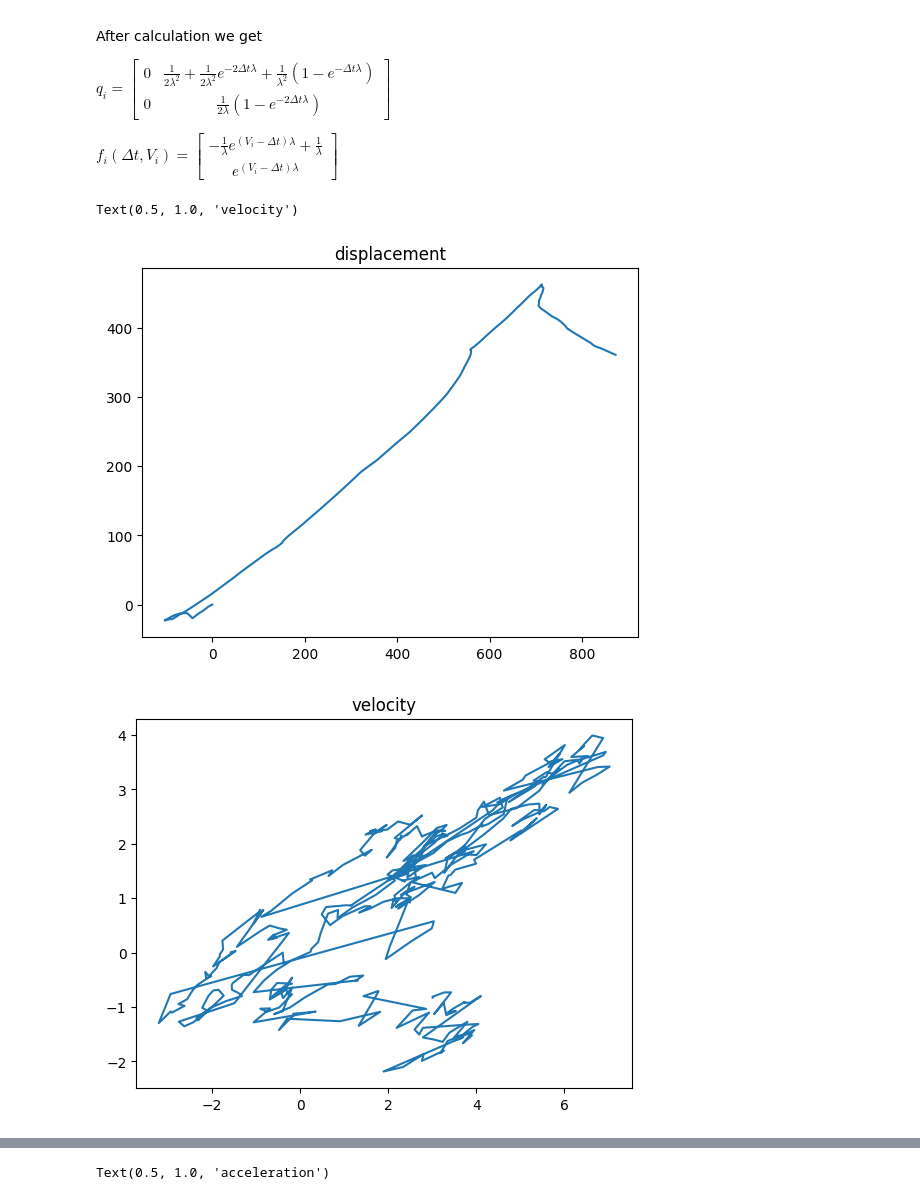
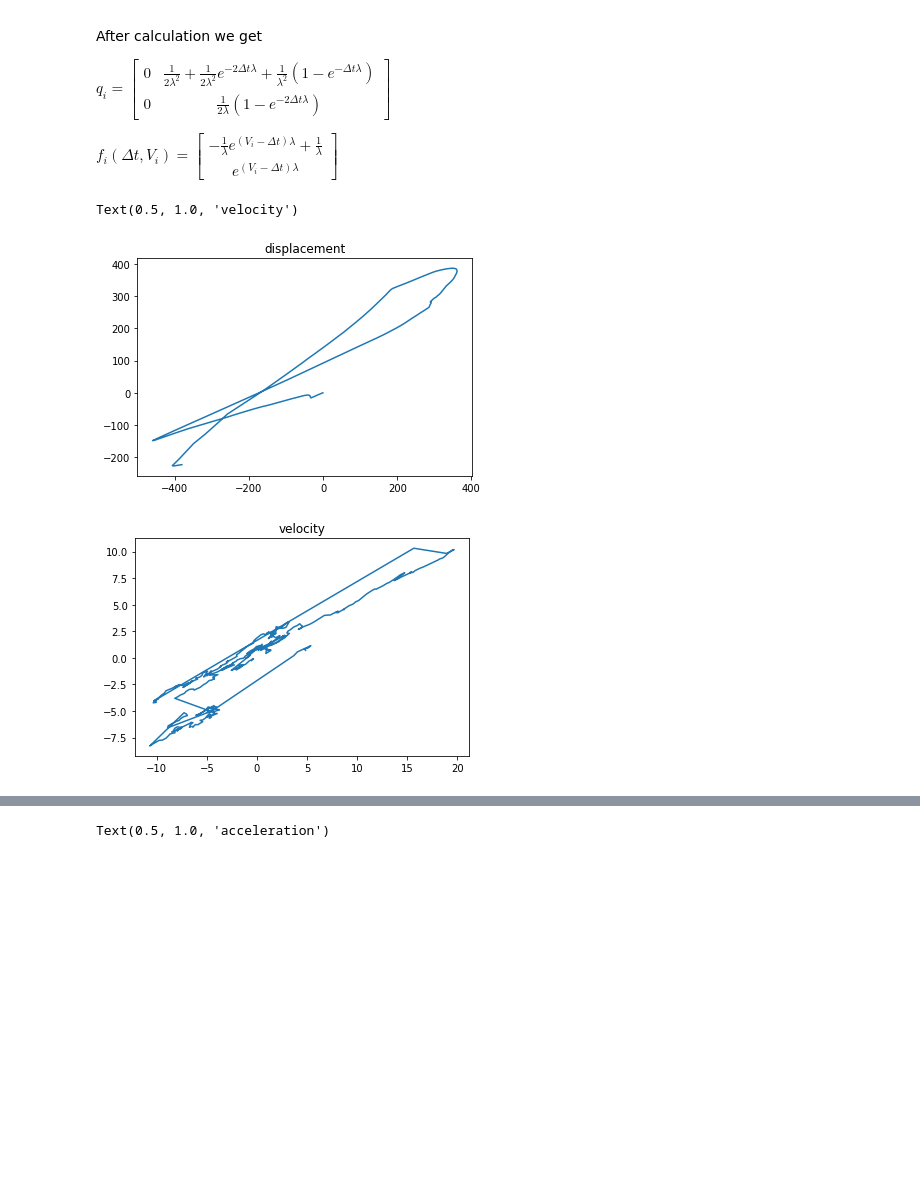
Before and after one commit to ShariceLiu/levy_simu, a Jupyter notebook: nD_levy_simulate.ipynb, the cells around one changed output, grey strips where cells are left out. Saved outputs shown, nothing was run; the diff lists cells and outputs as text; code cells hidden in the pictures; blank space fills up the shorter version.

```diff
--- a/nD_levy_simulate.ipynb
+++ b/nD_levy_simulate.ipynb
@@ -180,14 +181,14 @@ $q_i = \begin{bmatrix} 0 & \frac{1}{2 \lambda^2}+\frac{1}{2 \lambda^2} e^{-2 \De
 $f_i(\Delta t, V_i) = \begin{bmatrix} -\frac{1}{\lambda} e^{(V_i-\Delta t)\lambda}+\frac{1}{\lambda} \\
 e^{(V_i-\Delta t)\lambda} \end{bmatrix}$
 # %%
-l = 0.01
-c = 20
+l = 0.005
+c = 100
 N = 400
 delta_t = 1
 sigma_w = 0.033
 mu_w1 = 0.1
 mu_w2 = 0.05
-alpha = 1.6
+alpha = 1.4
 
 def simu_langevin_non_zero():
     x = np.matrix([0,0,0,0]).T # vertical matrix
@@ -200,7 +201,16 @@ def simu_langevin_non_zero():
     s_ns = np.zeros((N,4,4))
     m_ns_dt = np.zeros((N,4))
 
+    theta = -l
+    M1 = np.matrix([[1/theta**2, 1/theta],[1/theta, 1]])
+    M2 = np.matrix([[-2/theta**2, -1/theta],[-1/theta, 0]])
+    M3 = np.matrix([[1/theta**2,0],[0,0]])
+    Q_delta_t1 = (np.exp(2*theta*delta_t)-1)/2/theta*M1+ (np.exp(theta*delta_t)-1)/theta*M2 + delta_t*M3
+    Q_delta_t1 *= sigma_w**2
 
+    Q_delta_t = np.matrix(np.zeros((4,4)))
+    Q_delta_t[:2,:2] = Q_delta_t1
+    Q_delta_t[2:,2:] = Q_delta_t1
 
     for n in range(N):
         gamma = 0
@@ -224,12 +234,12 @@ def simu_langevin_non_zero():
             s_c_dt += delta_t**(2/alpha)*gamma**(-2/alpha)*np.matmul(f_delta_t_v_i,f_delta_t_v_i.T)
 
 
-        q12 = -1/(2*l**2)*(1-np.exp(-2*delta_t*l))+(1-np.exp(-delta_t*l))/l**2
-        q22 = (1-np.exp(-2*delta_t*l))/(2*l)
+#         q12 = -1/(2*l**2)*(1-np.exp(-2*delta_t*l))+(1-np.exp(-delta_t*l))/l**2
+#         q22 = (1-np.exp(-2*delta_t*l))/(2*l)
 #         Q_delta_t = np.matrix([[0,q12*(sigma_w**2+mu_w1**2),0,0],[0,q22*(sigma_w**2+mu_w1**2),0,0],
 #                                [0,0,0,q12*(sigma_w**2+mu_w2**2)],[0,0,0,q22*(sigma_w**2+mu_w2**2)]])
-        Q_delta_t = np.matrix([[0,q12*sigma_w**2,0,0],[0,q22*(sigma_w**2),0,0],
-                               [0,0,0,q12*(sigma_w**2)],[0,0,0,q22*(sigma_w**2)]])
+#         Q_delta_t = np.matrix([[0,q12*sigma_w**2,0,0],[0,q22*(sigma_w**2),0,0],
+#                                [0,0,0,q12*(sigma_w**2)],[0,0,0,q22*(sigma_w**2)]])
         S_delta_t = sigma_w**2*s_c_dt + alpha/(2-alpha)*c**(1-2/alpha)*Q_delta_t
 
         s_ns[n,:,:]=S_delta_t
@@ -246,35 +256,35 @@ def simu_langevin_non_zero():
         m_c_dt[0:2] *= mu_w1
         m_c_dt[2:] *= mu_w2
         m_delta_t = np.matmul(np.matrix([[1,m12,0,0],[0,m22,0,0],[0,0,1,m12],[0,0,0,m22]]),x)+m_c_dt
 
 
         if alpha > 1:
             m_delta_t -= Z_c_bar
 
         x = np.random.multivariate_normal(np.array(m_delta_t.T)[0], S_delta_t.T) # horizontal array
 
         x_ns[n,:]=x
         x = np.matrix(x).T # transform x to be a vertical matrix
         t_ns[n]=n*delta_t
 
     return x_ns, t_ns,s_ns, m_ns_dt
 
 x_ns, t_ns,s_ns, m_ns_dt = simu_langevin_non_zero()
 plt.figure()
 plt.plot(x_ns[:,0], x_ns[:,2])
 # plt.plot(x_ns_test[:,0], x_ns_test[:,2])
 plt.title('displacement')
 # plt.legend(['test','true'])
 
 plt.figure()
 plt.plot(x_ns[:,1], x_ns[:,3])
 # plt.plot(x_ns_test[:,1], x_ns_test[:,3])
 plt.title('velocity')
 # plt.legend(['test','true'])
 # %% [output]
 Text(0.5, 1.0, 'velocity')
-[figure, old version]
+[figure, new version]
-[figure, old version]
+[figure, new version]
 # %% [markdown]
 ### Singer
 Now consider Singer model, where we have
```
Also changed, not shown: parts of 7 cells of this notebook, 5 other files.
